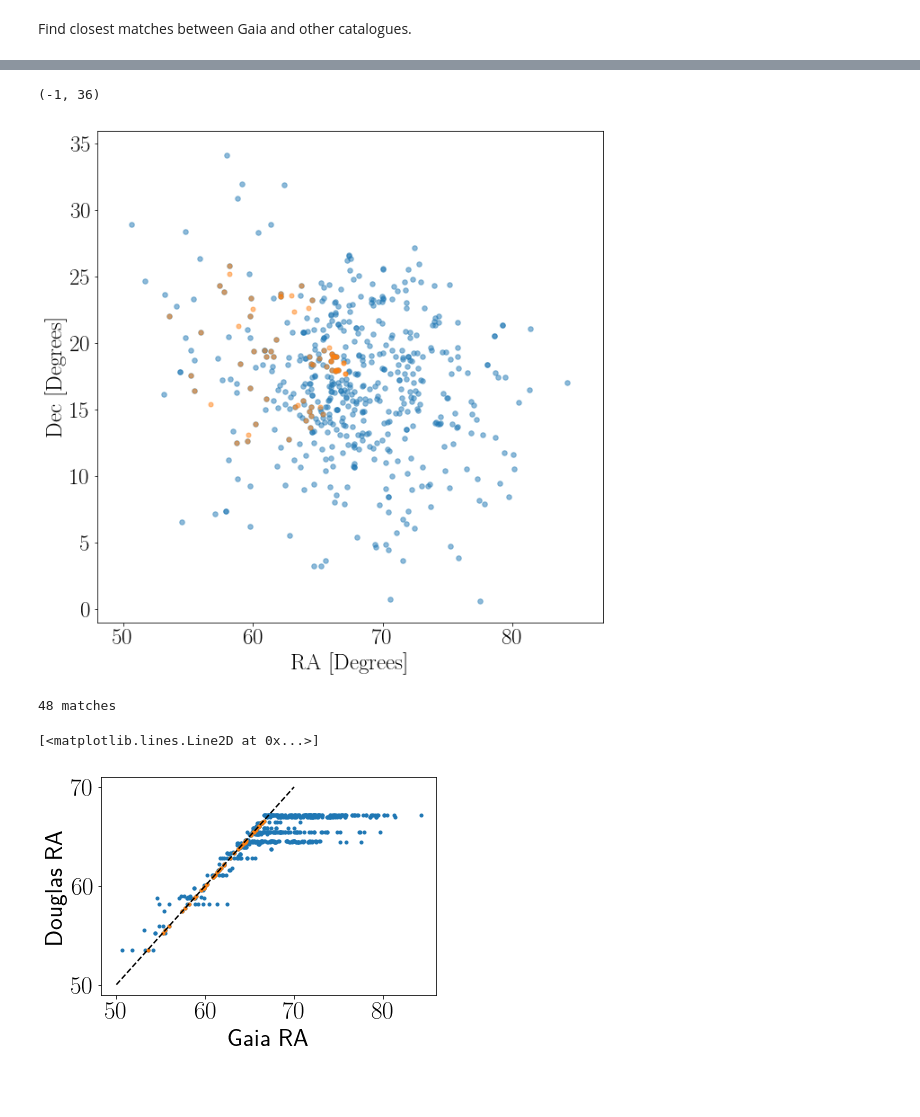
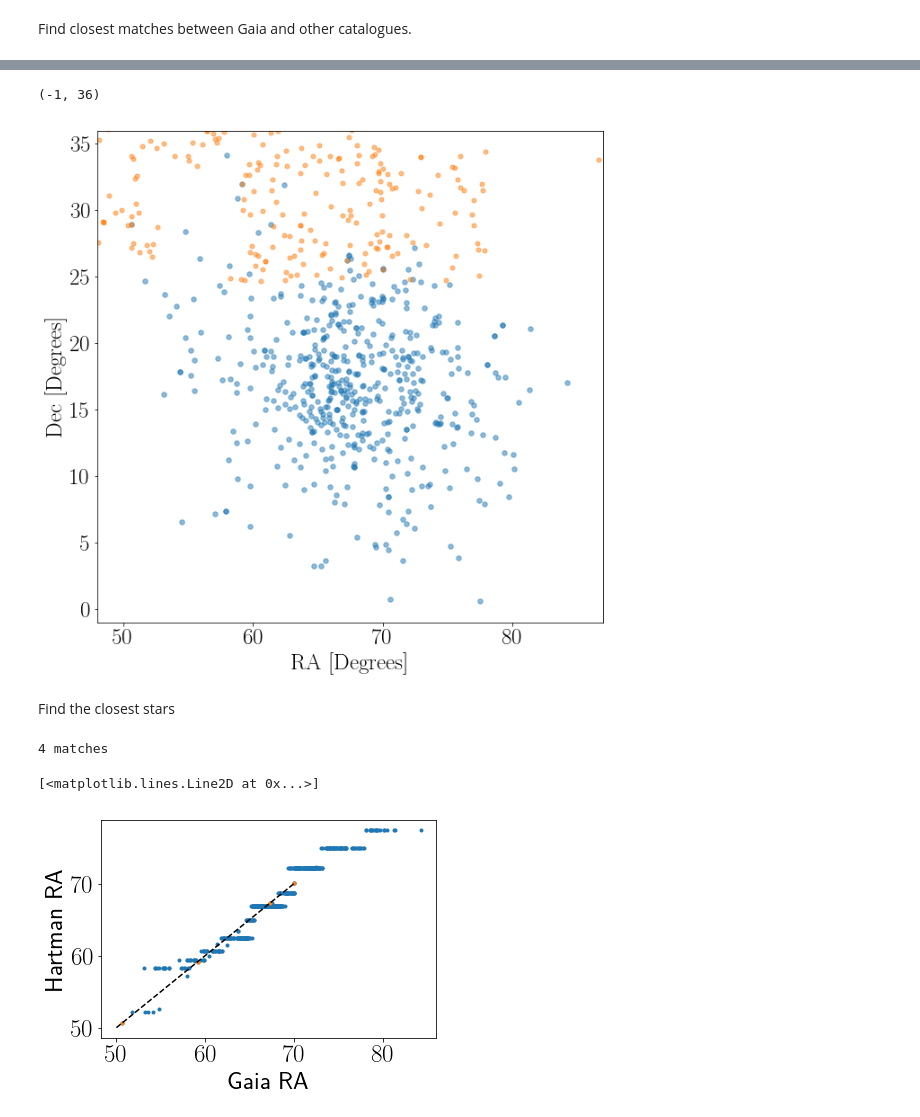
Before and after one commit to RuthAngus/stardate, a Jupyter notebook: code/Hyades.ipynb, the cells around one changed output, grey strips where cells are left out. Drawn from its saved outputs; the diff is of its cells as text; code cells hidden in the pictures; blank space fills up the shorter version.

```diff
--- a/code/Hyades.ipynb
+++ b/code/Hyades.ipynb
@@ -77,9 +78,3 @@ hg.head()
 And Megan Bedell's K2 - Gaia crossmatch.
 # %%
 bedell = pd.read_csv("K2_c4_gaia.csv")
-# %%
-m = min(douglas.ra.values) - .1 < bedell.ra.values
-m &= bedell.ra.values < max(douglas.ra.values) + .1
-m &= min(douglas.dec.values) - .1 < bedell.dec.values
-m &= bedell.dec.values < max(douglas.dec.values) + .1
-b = bedell.iloc[m]
@@ -127,20 +98,27 @@ plt.ylim(-1, 36)
 Find closest matches between Gaia and other catalogues.
 # %%
 def find_min_dist(ra1, dec1, ra2, dec2, dist_arcsecs=5.):
-    closest_ra, closest_dec, distance = [], [], []
-    for i in range(len(ra1)):
+    """
+    ind1 is a list of indices the same length as ra1 and dec1 that identifies matching stars in ra1 and dec1.
+    ind2 is a list of indices the same length as ra2 and dec2 that identifies matching stars in ra2 and dec2.
+    """
+    closest_ra, closest_dec, distance, ind1, ind2 = [], [], [], [], []
+    for i in tqdm(range(len(ra1))):
         e2 = np.sqrt((ra2.values - ra1.values[i])**2 + (dec2.values - dec1.values[i])**2)
-        m = e2 == min(e2)
+        min_distance = min(e2)
+        if min_distance < dist_arcsecs/3600.:
+            m = e2 == min_distance
         if sum(m) > 1:
-            closest_ra.append(ra2.values[m][0])
-            closest_dec.append(dec2.values[m][0])
-            distance.append(e2[m][0])
-        else:
+            closest_ra.append(ra2.values[i])
+            closest_dec.append(dec2.values[i])
+            distance.append(min_distance)
+            ind1.append(i)
+            ind2.append(np.arange(len(ra2))[m[0]])
+        elif sum(m) > 0:
             closest_ra.append(float(ra2.values[m]))
             closest_dec.append(float(dec2.values[m]))
-            distance.append(float(e2[m]))
-        m = np.array(distance) < dist_arcsecs/3600.  # arcseconds
-    return np.array(distance), np.array(closest_ra), np.array(closest_dec), m
-
-distance, closest_ra, closest_dec, m = find_min_dist(hg.RA_ICRS, hg.DE_ICRS, douglas.ra, douglas.dec)
+            distance.append(min_distance)
+            ind1.append(i)
+            ind2.append(np.arange(len(ra2))[m])
+    return np.array(distance), np.array(closest_ra), np.array(closest_dec), np.array(ind1), np.array(ind2)
 # %% [markdown]
@@ -160,26 +138,29 @@ f = .3
 width, height = (max(hg.RA_ICRS) - min(hg.RA_ICRS)), (max(hg.DE_ICRS) - min(hg.DE_ICRS))
 plt.figure(figsize=(width*f, height*f))
 plt.scatter(hg.RA_ICRS, hg.DE_ICRS, s=30, zorder=0, alpha=.5)
-plt.scatter(douglas.ra, douglas.dec, s=25, zorder=1, alpha=.5)
+plt.scatter(hartman.ra, hartman.dec, s=25, zorder=1, alpha=.5)
 plt.xlabel("$\mathrm{RA~[Degrees]}$")
 plt.ylabel("$\mathrm{Dec~[Degrees]}$")
 plt.xlim(48, 87)
 plt.ylim(-1, 36)
 # %% [output]
 (-1, 36)
-[figure, old version]
+[figure, new version]
+# %% [markdown]
+Find the closest stars
+# %%
+distance, closest_ra, closest_dec, m, inds = find_min_dist(hg.RA_ICRS, hg.DE_ICRS, hartman.ra, hartman.dec)
+print(sum(m), "matches")
+# %% [output]
+4 matches
 # %%
 plt.plot(hg.RA_ICRS.values, closest_ra, ".")
-#m = abs(hg.RA_ICRS.values - closest_ra) < 1./60
-#m = distance < 5./3600  # Five arcseconds
-print(sum(m), "matches")
 plt.plot(hg.RA_ICRS.values[m], closest_ra[m], ".")
 plt.xlabel("Gaia RA")
-plt.ylabel("Douglas RA")
+plt.ylabel("Hartman RA")
 xs = np.linspace(50, 70, 100)
 plt.plot(xs, xs, "--k")
 # %% [output]
-48 matches
+[<matplotlib.lines.Line2D at 0x...>]
-[<matplotlib.lines.Line2D at 0x...>]
-[figure, old version]
+[figure, new version]
 # %%
```
Also changed, not shown: parts of 23 cells of this notebook.
